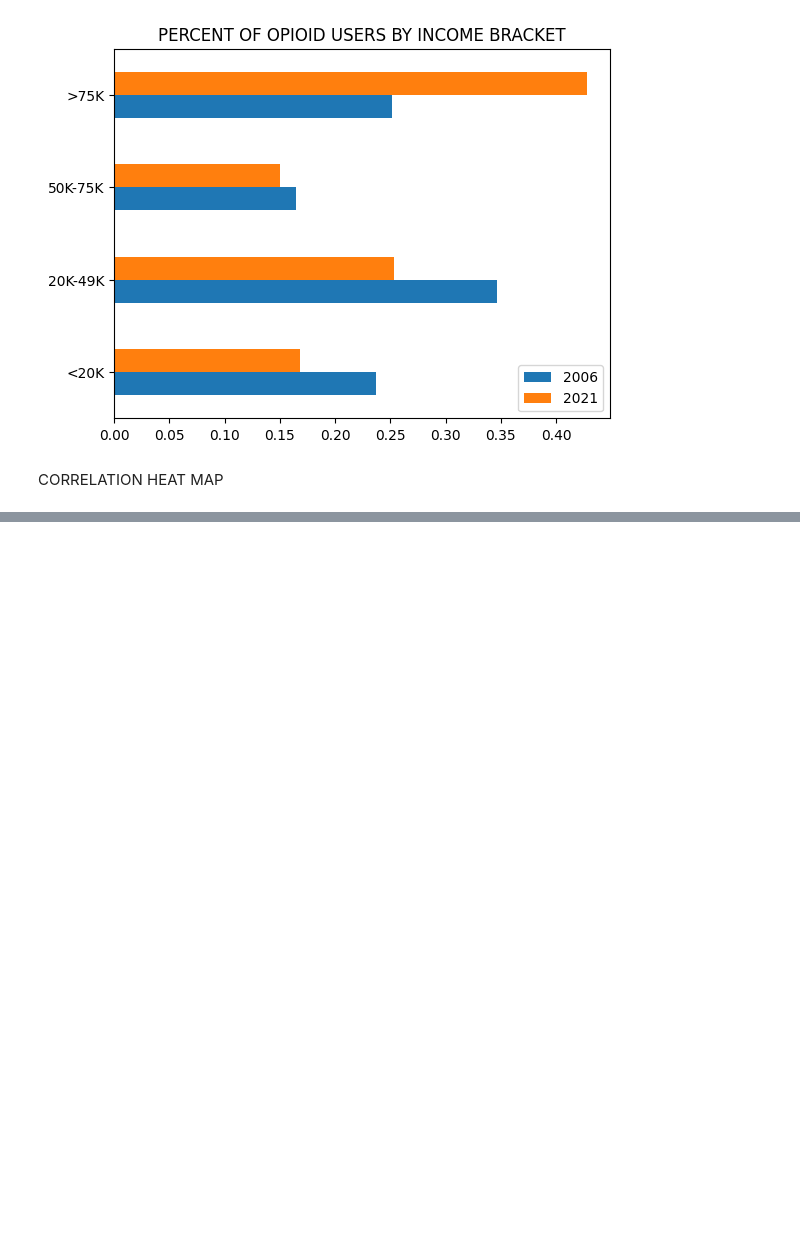
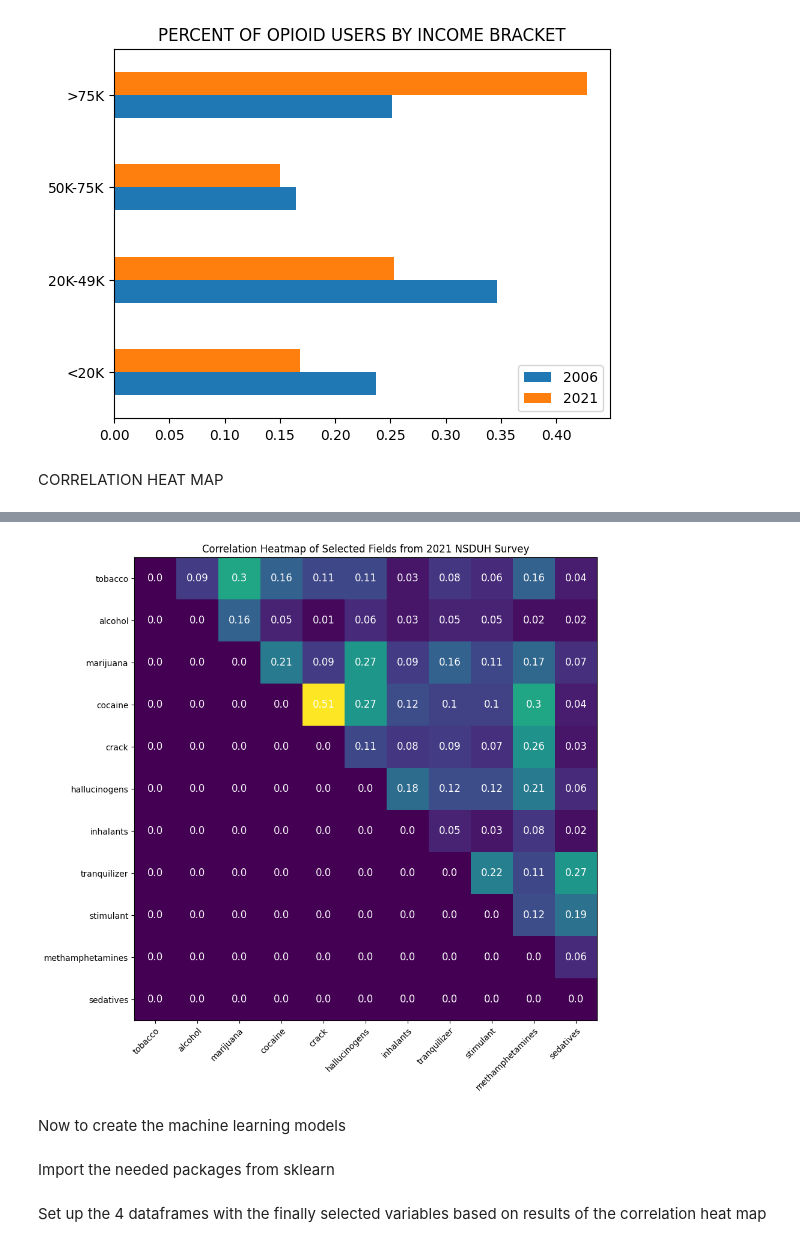
Before and after one commit to HotelTango314/dsa5900, a Jupyter notebook: NSDUH_Explore.ipynb, the cells around one changed output, grey strips where cells are left out. Cells and saved outputs as stored; diff of their text form; code cells hidden in the pictures; blank space fills up the shorter version.

Commit message:
began the modeling

```diff
--- a/NSDUH_Explore.ipynb
+++ b/NSDUH_Explore.ipynb
@@ -695,0 +704,8 @@ heatmap(data2021,2021)
+# %%
+heatmap(du_data2021,2021,du_regnames)
+# %% [output]
+[figure, added]
+# %% [markdown]
+Now to create the machine learning models
+# %% [markdown]
+Import the needed packages from sklearn
@@ -695,0 +714,2 @@ heatmap(data2021,2021)
+# %% [markdown]
+Set up the 4 dataframes with the finally selected variables based on results of the correlation heat map
```
Also changed, not shown: parts of 18 cells of this notebook.
